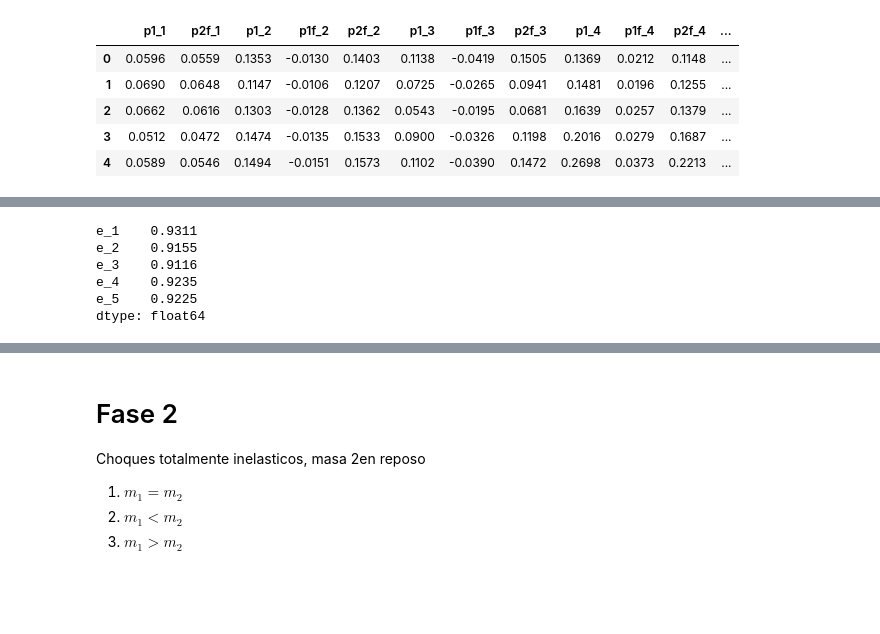
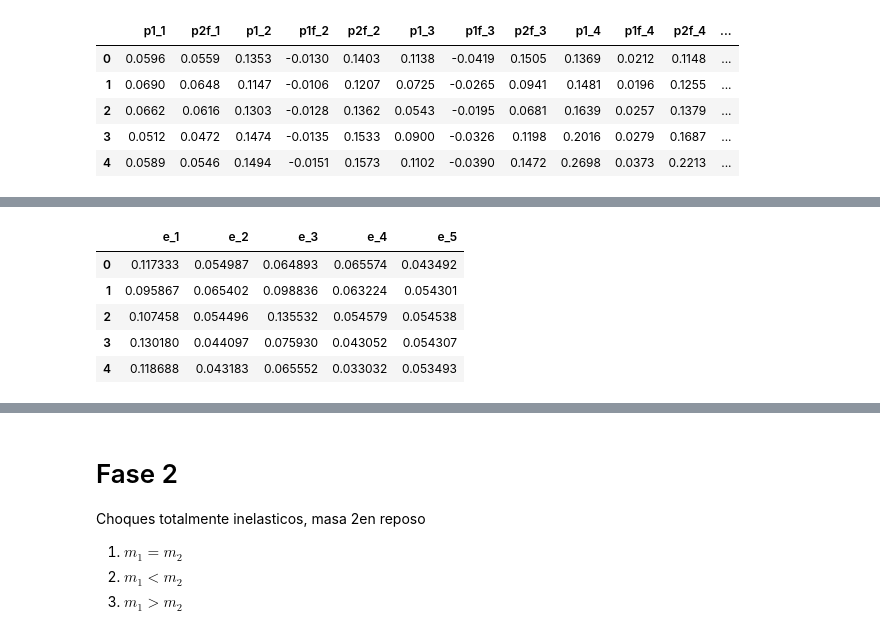
Before and after one commit to Vendetta0462/LaboratoriosFisica, a Jupyter notebook: Practica 5 - Conservacion del Momento/code/ConsvMomento.ipynb, the cells around one changed output, grey strips where cells are left out. Drawn from its saved outputs; the diff is of its cells as text; code cells hidden in the pictures; blank space fills up the shorter version.

```diff
--- a/Practica 5 - Conservacion del Momento/code/ConsvMomento.ipynb
+++ b/Practica 5 - Conservacion del Momento/code/ConsvMomento.ipynb
@@ -66,15 +84,17 @@ array([[ 6.20805369,  5.9127864 ,  4.56942004,  0.65741417,  1.92519252],
 # %%
 F1_e = pd.DataFrame()
 F1_e["e_1"] = round(F1.v2f_1/F1.v1_1, 4)
 for i in range(2,6):
     F1_e["e_"+str(i)] = round((F1["v2f_"+str(i)]-F1["v1f_"+str(i)])/F1["v1_"+str(i)],4)
 F1_e_prom = round(F1_e.mean(),4)
 F1_e_std = round(F1_e.std(ddof=1),4)
-F1_e_prom
+F1_e_CV = round(F1_e_std*100/F1_e_prom,4)
+F1_eErr*100/F1_e
+# F1_e_CV
 # %% [output]
-e_1    0.9311
-e_2    0.9155
-e_3    0.9116
-e_4    0.9235
-e_5    0.9225
-dtype: float64
+|  | e_1 | e_2 | e_3 | e_4 | e_5 |
+| 0 | 0.117333 | 0.054987 | 0.064893 | 0.065574 | 0.043492 |
+| 1 | 0.095867 | 0.065402 | 0.098836 | 0.063224 | 0.054301 |
+| 2 | 0.107458 | 0.054496 | 0.135532 | 0.054579 | 0.054538 |
+| 3 | 0.130180 | 0.044097 | 0.075930 | 0.043052 | 0.054307 |
+| 4 | 0.118688 | 0.043183 | 0.065552 | 0.033032 | 0.053493 |
```
Also changed, not shown: parts of 7 cells of this notebook, 2 other files.
